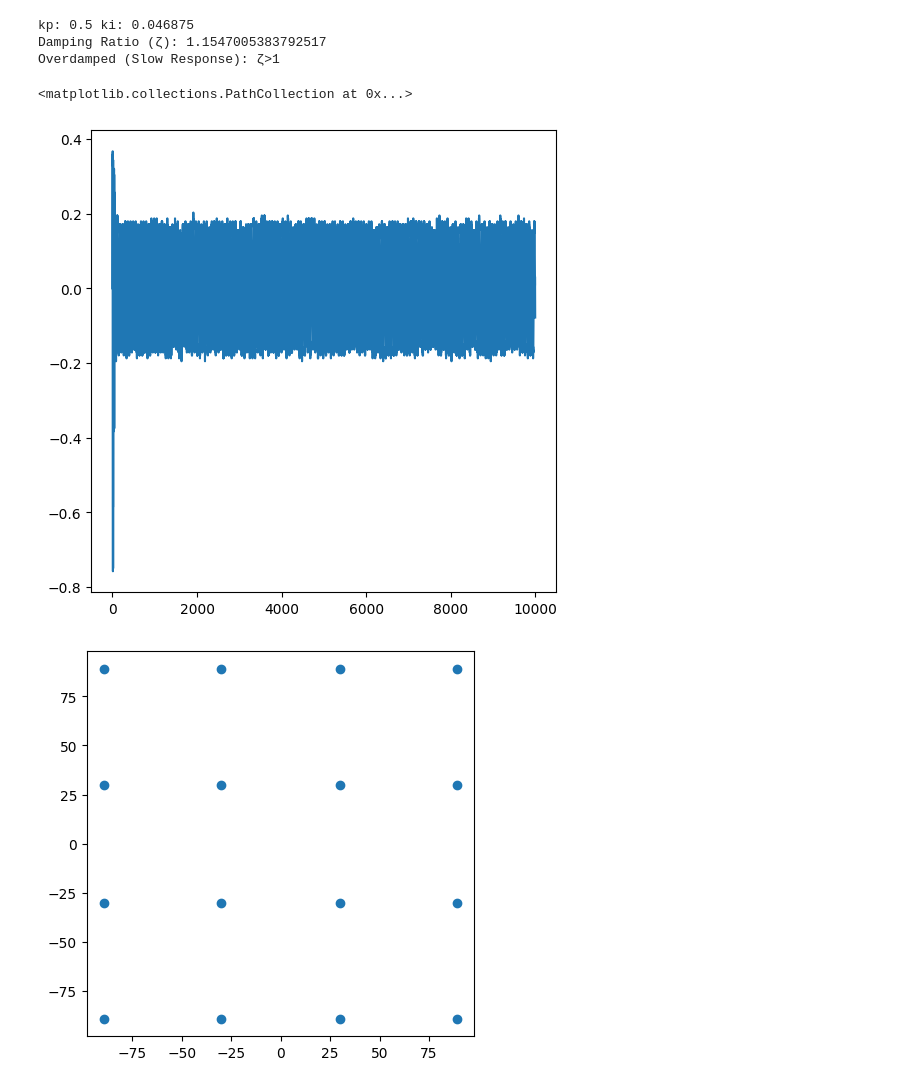
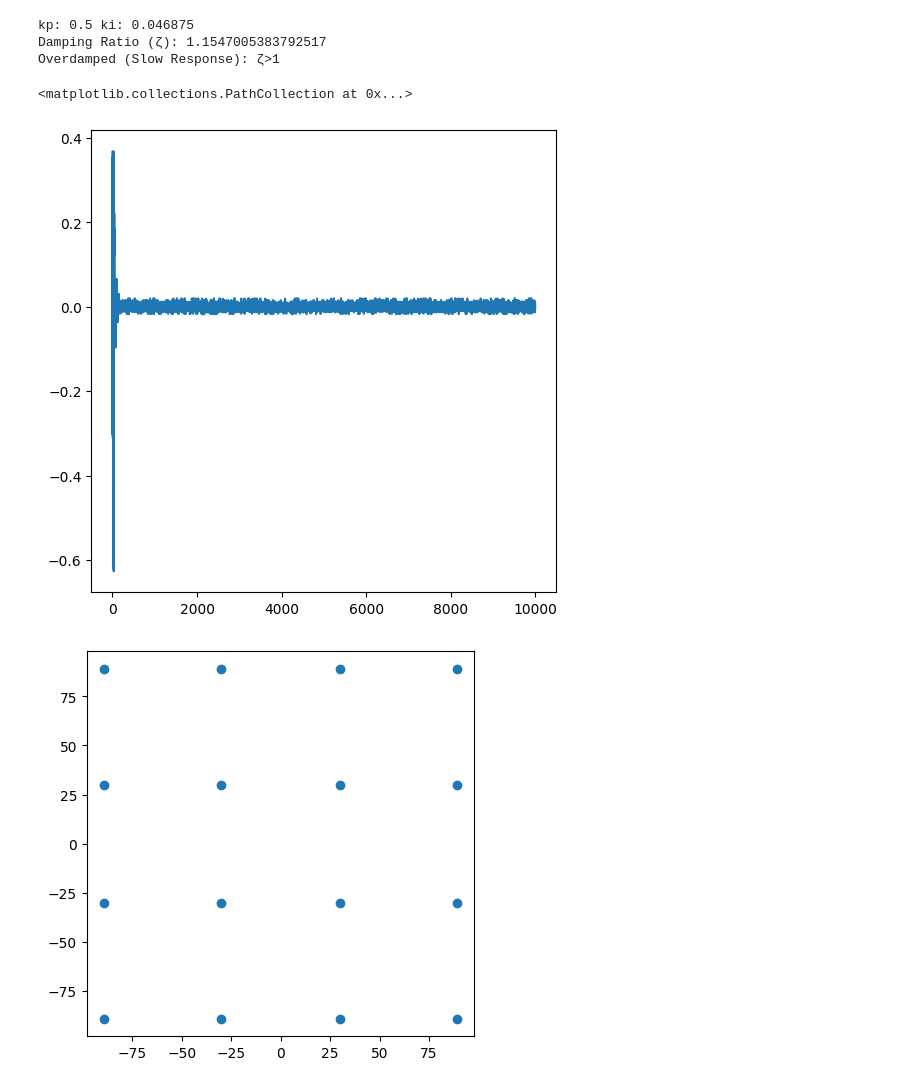
Before and after one commit to Ignaciob07/DDA-2025, a Jupyter notebook: ProyectoFinal/Simulaciones/jupyter/fcr_high_level_fxp.ipynb, the cells around one changed output. Drawn from its saved outputs; the diff is of its cells as text; code cells hidden in the pictures.

```diff
--- a/ProyectoFinal/Simulaciones/jupyter/fcr_high_level_fxp.ipynb
+++ b/ProyectoFinal/Simulaciones/jupyter/fcr_high_level_fxp.ipynb
@@ -81,7 +82,7 @@ Ki = round(0.05*2**7)/2**7
 print(f"kp: {Kp} ki: {Ki}")
 
 zeta = Kp / (2 * np.sqrt(Ki))
-delay=15
+delay=11
 
 print(f"Damping Ratio (ζ): {zeta}")
 if(zeta < 1):
@@ -114,9 +115,6 @@ def slicer(i_received_symbol):
 def f_integer(bits, number):
         return int(number) & ((1 << bits) - 1)
 
-def rroun(num):
-        return round(num*2**7)/2**7
-
 NBF_RES = 7
 
 with open(output_file_in, "w") as f_in, open(output_file_out, "w") as f_out, open(output_file_out_atan_r, "w") as f_out_atan_r ,open(output_file_out_atan_a, "w") as f_out_atan_a , open(output_file_out_phase_err, "w") as f_out_phase_err, open(output_file_out_p, "w") as f_out_p, open(output_file_out_i, "w") as f_out_i, open(output_file_out_pi, "w") as f_out_pi, open(output_file_out_vco, "w") as f_out_vco, open(output_file_out_sin, "w") as f_out_sin, open(output_file_out_cos, "w") as f_out_cos:
@@ -129,31 +127,31 @@ with open(output_file_in, "w") as f_in, open(output_file_out, "w") as f_out, ope
                 x = phase_nco_next[i]
 
 
-                cosx= rroun(np.cos(x))
-                sinx= rroun(np.sin(x))
+                cosx= np.cos(x)
+                sinx= np.sin(x)
 
 
-                real_corrected = rroun(a * cosx + b * sinx)
-                imag_corrected = rroun(b * cosx - a * sinx)
+                real_corrected = a * cosx + b * sinx
+                imag_corrected = b * cosx - a * sinx
 
                 corrected_symbol = real_corrected + 1j * imag_corrected
                 # corrected_symbol = rx_symbols[i] * np.exp(-1j * phase_nco)
 
-                phase_r = rroun(m.atan2(np.imag(corrected_symbol), np.real(corrected_symbol)))
+                phase_r = m.atan2(np.imag(corrected_symbol), np.real(corrected_symbol))
 
 
                 symbol_a = slicer(np.real(corrected_symbol)) + 1j * slicer(np.imag(corrected_symbol))
-                phase_a = rroun((m.atan2(np.imag(symbol_a),np.real(symbol_a))))
+                phase_a = (m.atan2(np.imag(symbol_a),np.real(symbol_a)))
 
 
                 # closest_symbol = symbols[np.argmin(abs(symbols - corrected_symbol))]
                 # phase_error = np.angle(corrected_symbol * np.conj(closest_symbol))
-                phase_error = rroun(phase_r - phase_a)
+                phase_error = phase_r - phase_a
                 phase_error_next[i+delay] = phase_error
 
                 phase_errors[i] = phase_error
 
-                integrator += rroun(Ki * phase_error_next[i])
+                integrator += Ki * phase_error_next[i]
 
                 if integrator <= -2*np.pi:
                         integrator = integrator+2*np.pi
@@ -162,7 +160,7 @@ with open(output_file_in, "w") as f_in, open(output_file_out, "w") as f_out, ope
 
                 f_out_i.write(f"{round(integrator*2**NBF_RES)}\n")
 
-                freq_nco = rroun(rroun(Kp * phase_error) + integrator)
+                freq_nco = Kp * phase_error + integrator
                 phase_nco += freq_nco
 
 
@@ -188,32 +186,32 @@ with open(output_file_in, "w") as f_in, open(output_file_out, "w") as f_out, ope
                 f_out_atan_r.write(   f"{round(phase_r*2**NBF_RES)}\n")
                 f_out_atan_a.write(   f"{round(phase_a*2**NBF_RES)}\n")
                 f_out_phase_err.write(f"{round(phase_error*2**NBF_RES)}\n")
                 f_out_p.write(        f"{round(Kp * phase_error*2**NBF_RES)}\n")
                 f_out_pi.write(       f"{round(freq_nco*2**NBF_RES)}\n")
                 f_out_vco.write(      f"{round(phase_nco_next[i]*2**NBF_RES)}\n")
 
 
 # plt.figure(figsize=(12,6))
 # plt.plot( range(n_samples), freq_nco_i)
 # plt.xlim(0,2000)
 
 # plt.figure(figsize=(12,6))
 # plt.plot( range(n_samples), phase_nco_i)
 # plt.xlim(1750,2000)
 
 plt.figure(figsize=(6,6))
 plt.plot( range(n_samples), phase_errors   )
 # plt.xlim(0,1000)
 
 plt.figure(figsize=(5,5))
 plt.scatter(np.real(symbols), np.imag(symbols))
 
 plt.figure(figsize=(5,5))
 plt.scatter(np.real(recovered_symbols[2500:len(recovered_symbols)]),np.imag(recovered_symbols[2500:len(recovered_symbols)]))
 # %% [output]
 kp: 0.5 ki: 0.046875
 Damping Ratio (ζ): 1.1547005383792517
 Overdamped (Slow Response): ζ>1
 <matplotlib.collections.PathCollection at 0x...>
-[figure, old version]
+[figure, new version]
 [figure]
```
Also changed, not shown: parts of 2 cells of this notebook, 25 other files.
